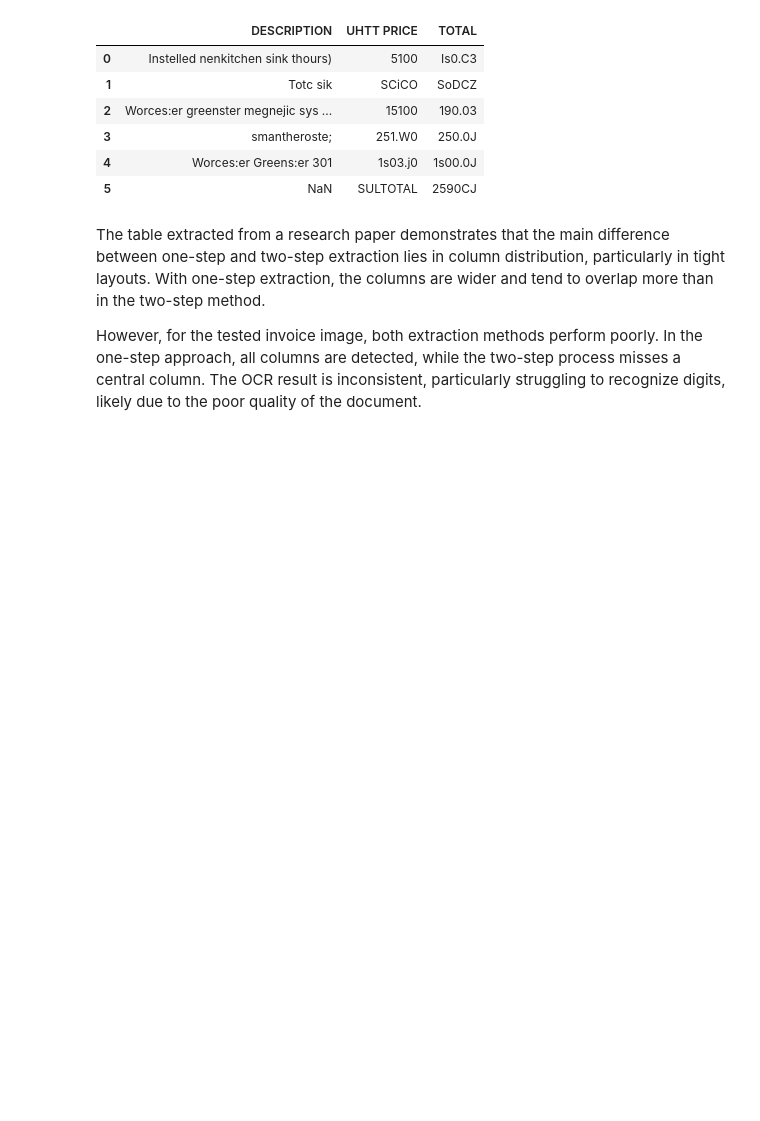
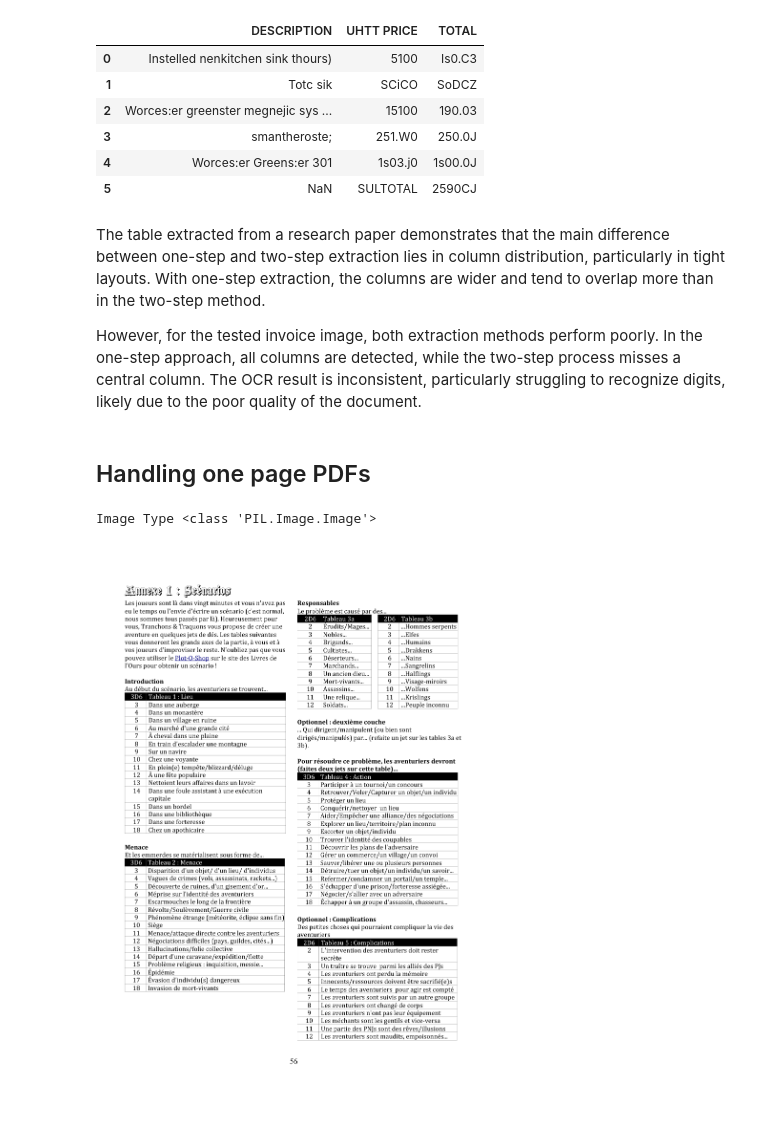
Before and after one commit to Martin-Labenne/table-transformer-demo, a Jupyter notebook: table-transformer-demo.ipynb, the cells around one changed output. Cells and saved outputs as stored; diff of their text form; code cells hidden in the pictures; blank space fills up the shorter version.

Commit message:
draft pdf handling process

```diff
--- a/table-transformer-demo.ipynb
+++ b/table-transformer-demo.ipynb
@@ -199,3 +199,5 @@ pd.read_csv(csv_buffer)
 The table extracted from a research paper demonstrates that the main difference between one-step and two-step extraction lies in column distribution, particularly in tight layouts. With one-step extraction, the columns are wider and tend to overlap more than in the two-step method.
 
 However, for the tested invoice image, both extraction methods perform poorly. In the one-step approach, all columns are detected, while the two-step process misses a central column. The OCR result is inconsistent, particularly struggling to recognize digits, likely due to the poor quality of the document.
+# %% [markdown]
+## Handling one page PDFs
@@ -201,0 +240,15 @@ However, for the tested invoice image, both extraction methods perform poorly. I
+# %%
+pixmap_img = first_page.get_pixmap(dpi=dpi)
+# %%
+# Convert the pixmap to a PIL Image
+# Note: The pixmap has a .samples property that contains the pixel data
+image_data = np.frombuffer(pixmap_img.samples, dtype=np.uint8)
+
+# Create a PIL Image from the pixel data
+image = Image.frombuffer("RGB", [pixmap_img.width, pixmap_img.height], image_data, "raw", "RGB", 0, 1)
+
+print(f'Image Type {type(image)}')
+display(image)
+# %% [output]
+Image Type <class 'PIL.Image.Image'>
+[figure, added]
```
Also changed, not shown: parts of 4 cells of this notebook, 1 other file.
